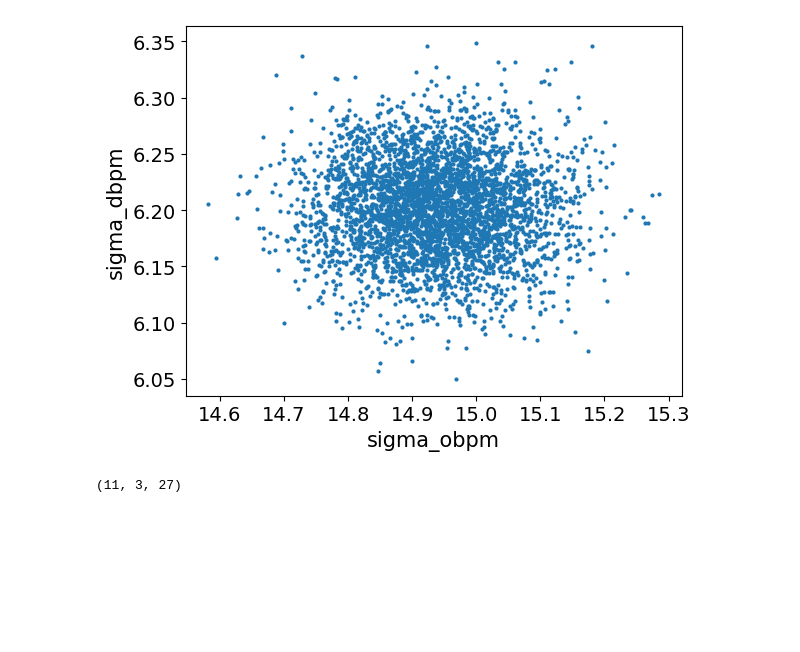
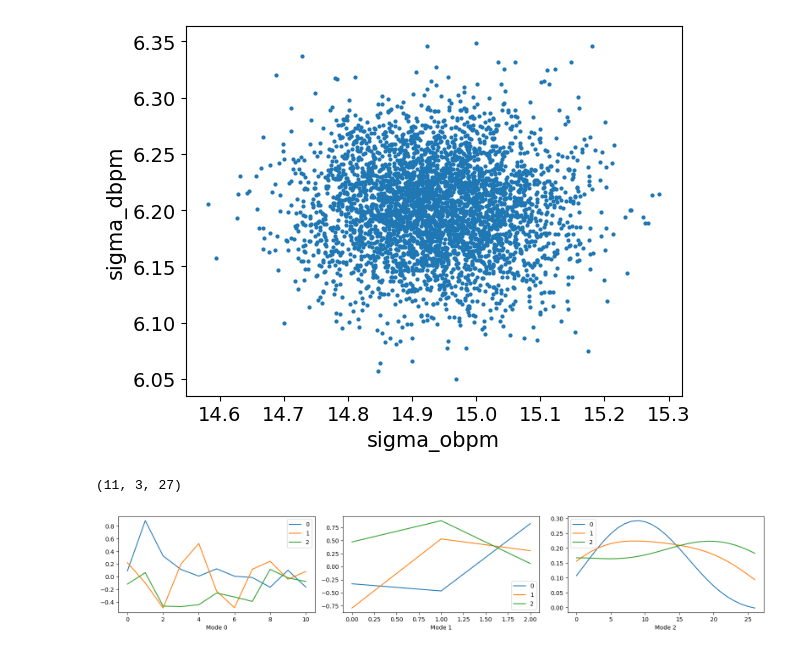
Before and after one commit to abrahme/nba_functional_analysis, a Jupyter notebook: HSGPFunctional.ipynb, the cells around one changed output. Saved outputs shown, nothing was run; the diff lists cells and outputs as text; code cells hidden in the pictures; blank space fills up the shorter version.

Commit message:
tensor decomp

```diff
--- a/HSGPFunctional.ipynb
+++ b/HSGPFunctional.ipynb
@@ -12,7 +14,7 @@ $$ y(t) = X\Phi(t) + \epsilon $$
 $$ \epsilon \sim \mathcal{N}(0, \Sigma) $$
 where $\Phi(t)$ is a functional. Here, we let $X$ be fixed set of covariates (initially)
 # %%
-data = pd.read_csv("data/player_data.csv")
+data = pd.read_csv("data/player_data.csv").query(" age <= 38 ")
 # %%
 data.head()
 # %% [output]
@@ -479,7 +458,7 @@ array([[0.36975771, 0.51310516, 0.38690259],
 ### Fit Model
 # %%
 with pm.Model() as fda_model:
-
+    basis = np.arange(18,38)
     fixed_effects = pm.MutableData("X", covariate_X) ### X data (latent space)
     for data_entity in data_set:
         output = data_entity["output"]
@@ -492,17 +471,18 @@ with pm.Model() as fda_model:
         gp = pm.gp.HSGP(m=[10], c=4.0, cov_func=cov_func)
         basis_weights =  pm.math.stack([gp.prior(f"basis_weights_{metric}_{i}", X = basis[:, None]) for i in range(covariate_size)], axis = 0)
         mu =  pm.math.dot(fixed_effects, basis_weights) ### get mu
+        intercept = pm.Normal(f"intercept_{metric}", 0, 5, shape = (1,))
 
         if output == "gaussian":
             sd = pm.Exponential(f"sigma_{metric}", 1.0)
             ## likelihood
-            y = pm.Normal(f"likelihood_{metric}", mu = pm.math.flatten(mu[mask]), sigma = sd / exposure, observed=output_data[mask].flatten())
+            y = pm.Normal(f"likelihood_{metric}", mu = pm.math.flatten(mu[mask]) + intercept, sigma = sd / exposure, observed=output_data[mask].flatten())
 
         elif output == "poisson":
-            y = pm.Poisson(f"likelihood_{metric}", mu = pm.math.exp(pm.math.flatten(mu[mask]) + exposure), observed = output_data[mask].flatten())
+            y = pm.Poisson(f"likelihood_{metric}", mu = pm.math.exp(pm.math.flatten(mu[mask]) + intercept + exposure), observed = output_data[mask].flatten())
 
         elif output == "binomial":
-            y = pm.Binomial(f"likelihod_{metric}", logit_p = pm.math.flatten(mu[mask]), n = exposure, observed=output_data[mask].flatten())
+            y = pm.Binomial(f"likelihod_{metric}", logit_p = pm.math.flatten(mu[mask]) + intercept, n = exposure, observed=output_data[mask].flatten())
 
     # gv = pm.model_graph.model_to_graphviz()
     # gv.format = 'png'
@@ -525,3 +504,5 @@ Sampling 4 chains for 1_000 tune and 1_000 draw iterations (4_000 + 4_000 draws
+# %%
+trace = az.from_netcdf("data/uncorrelated_metrics_pca.ncdf")
 # %%
 az.plot_pair(trace, var_names=["sigma_obpm","sigma_dbpm"])
 # %% [output]
@@ -537,0 +521,7 @@ metric_weight_tensor.shape
+# %%
+cp_tensor = parafac(metric_weight_tensor, 3, init="random", random_state=0)
+# %%
+fig, ax = tlviz.visualisation.components_plot(cp_tensor)
+plt.show()
+# %% [output]
+[figure, added]
```
Also changed, not shown: parts of 47 cells of this notebook, 1 other file.
